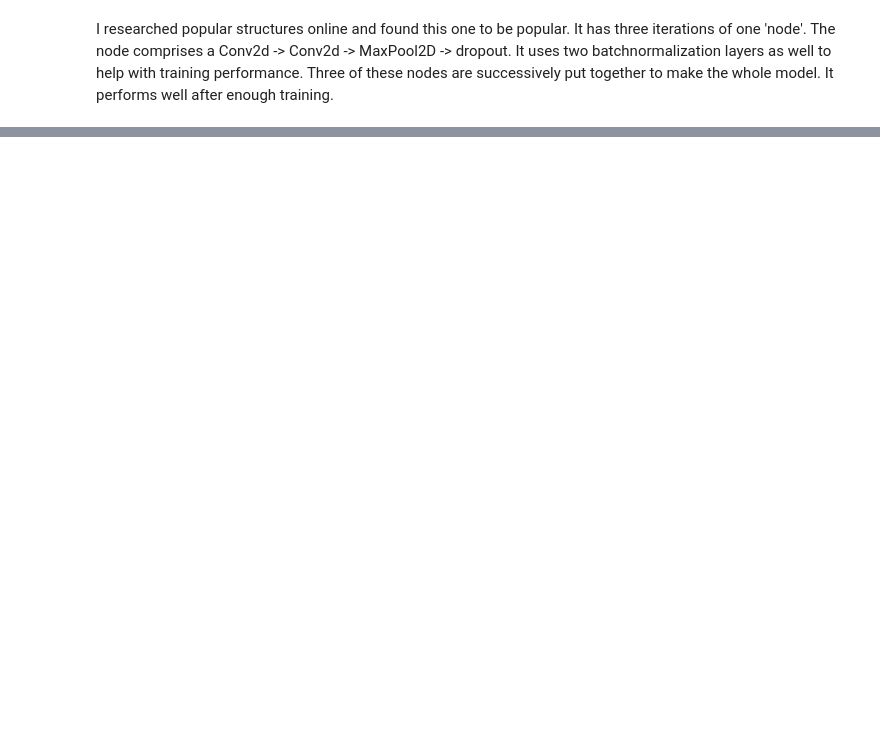
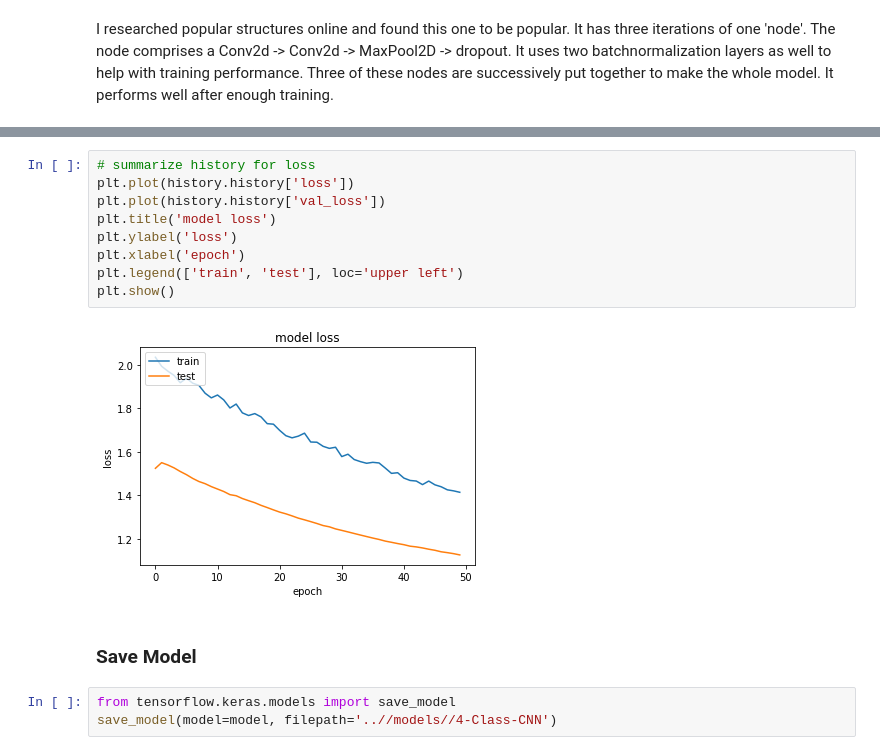
Before and after one commit to realleyriley/Honors-Thesis, a Jupyter notebook: notebooks/3 4-Class-CNN.ipynb, the cells around one changed output, grey strips where cells are left out. Cells and saved outputs as stored; diff of their text form; blank space fills up the shorter version.

```diff
--- a/notebooks/4-Class-CNN.ipynb
+++ b/notebooks/3 4-Class-CNN.ipynb
@@ -96,0 +313,16 @@ ValueError: Input 0 is incompatible with layer conv2d_9: expected ndim=4, found
+# %%
+# summarize history for loss
+plt.plot(history.history['loss'])
+plt.plot(history.history['val_loss'])
+plt.title('model loss')
+plt.ylabel('loss')
+plt.xlabel('epoch')
+plt.legend(['train', 'test'], loc='upper left')
+plt.show()
+# %% [output]
+[figure, added]
+# %% [markdown]
+### Save Model
+# %%
+from tensorflow.keras.models import save_model
+save_model(model=model, filepath='..//models//4-Class-CNN')
```
Also changed, not shown: parts of 35 cells of this notebook, 4 other files.
